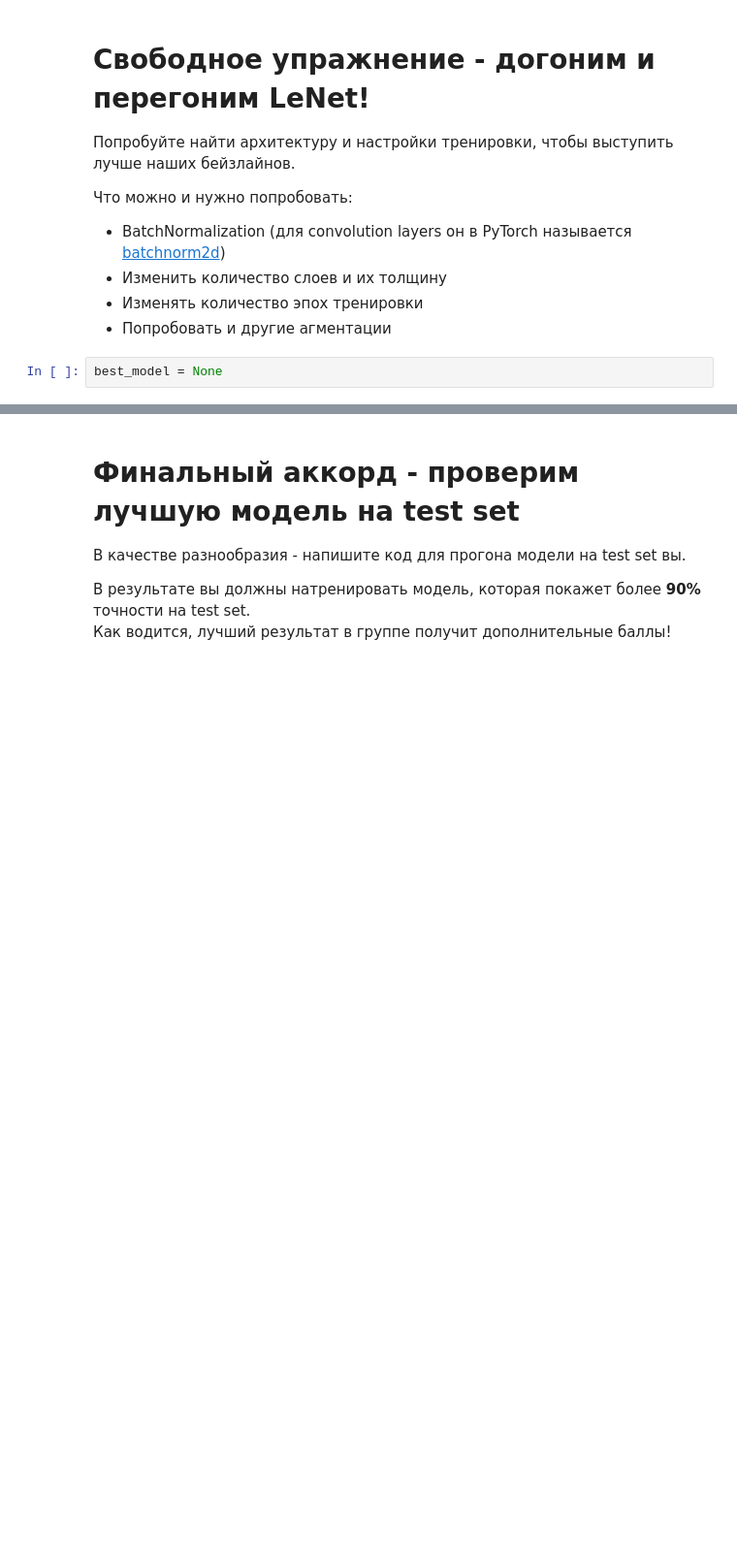
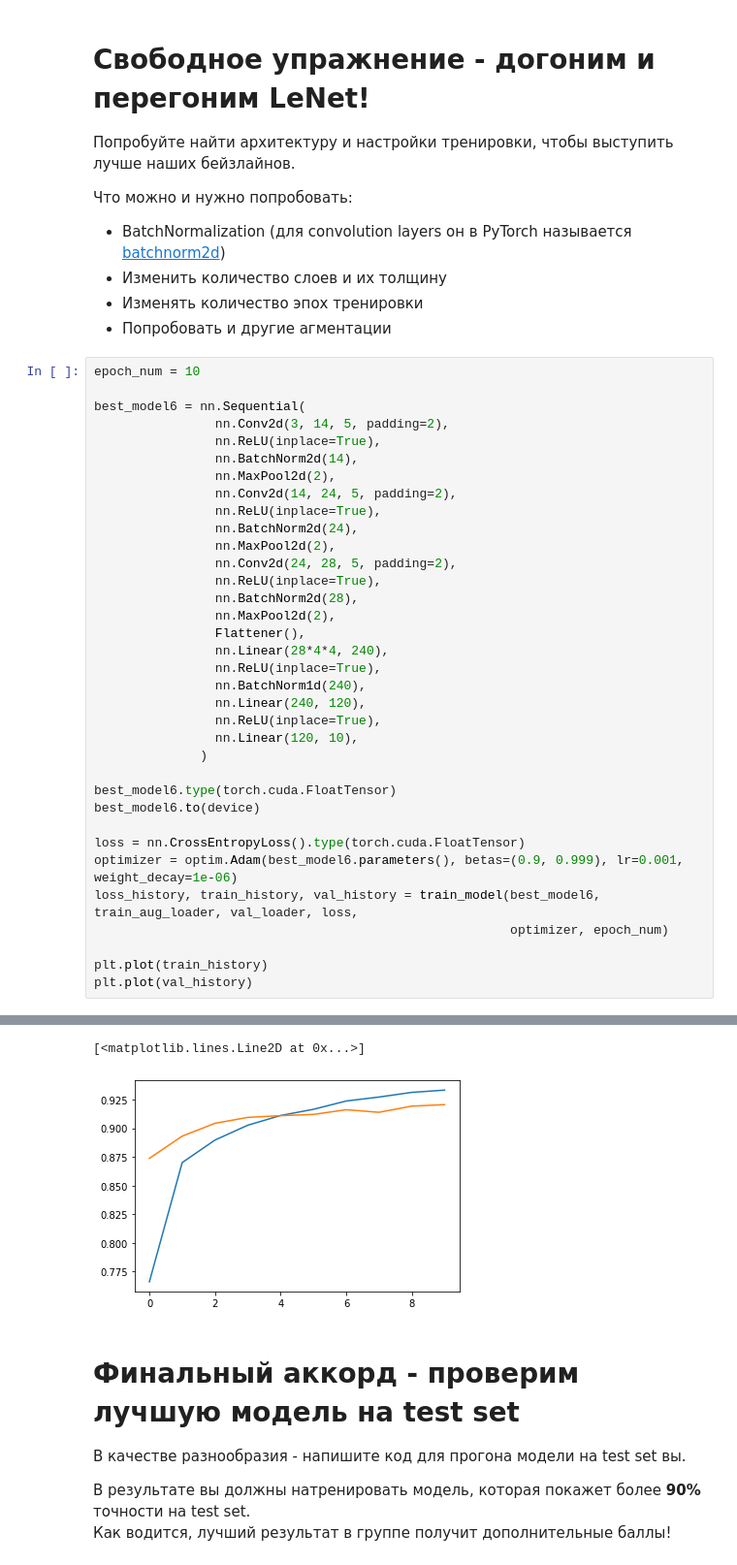
Before and after one commit to beatwad/dl_course_3, a Jupyter notebook: PyTorch_CNN.ipynb, the cells around one changed output, grey strips where cells are left out. Shown: that part at 97% size. Saved outputs shown, nothing was run; the diff lists cells and outputs as text; blank space fills up the shorter version.

Commit message:
Train CNN model. Test accuracy ~92%. Finish Exercise 3.2

```diff
--- a/PyTorch_CNN.ipynb
+++ b/PyTorch_CNN.ipynb
@@ -410,5 +410,39 @@ Best validation accuracy: 0.89, best hyperparams: Hyperparams(learning_rate=0.00
 - Изменить количество слоев и их толщину
 - Изменять количество эпох тренировки
 - Попробовать и другие агментации
-# %%
-best_model = None
+# %%
+epoch_num = 10
+
+best_model6 = nn.Sequential(
+                nn.Conv2d(3, 14, 5, padding=2),
+                nn.ReLU(inplace=True),
+                nn.BatchNorm2d(14),
+                nn.MaxPool2d(2),
+                nn.Conv2d(14, 24, 5, padding=2),
+                nn.ReLU(inplace=True),
+                nn.BatchNorm2d(24),
+                nn.MaxPool2d(2),
+                nn.Conv2d(24, 28, 5, padding=2),
+                nn.ReLU(inplace=True),
+                nn.BatchNorm2d(28),
+                nn.MaxPool2d(2),
+                Flattener(),
+                nn.Linear(28*4*4, 240),
+                nn.ReLU(inplace=True),
+                nn.BatchNorm1d(240),
+                nn.Linear(240, 120),
+                nn.ReLU(inplace=True),
+                nn.Linear(120, 10),
+              )
+
+best_model6.type(torch.cuda.FloatTensor)
+best_model6.to(device)
+
+loss = nn.CrossEntropyLoss().type(torch.cuda.FloatTensor)
+optimizer = optim.Adam(best_model6.parameters(), betas=(0.9, 0.999), lr=0.001, weight_decay=1e-06)
+loss_history, train_history, val_history = train_model(best_model6, train_aug_loader, val_loader, loss,
+                                                       optimizer, epoch_num)
+
+plt.plot(train_history)
+plt.plot(val_history)
+# %% [output]
@@ -415,3 +459,5 @@ best_model = None
+[<matplotlib.lines.Line2D at 0x...>]
+[figure, added]
 # %% [markdown]
 # Финальный аккорд - проверим лучшую модель на test set
 
```
Also changed, not shown: parts of 4 cells of this notebook.
